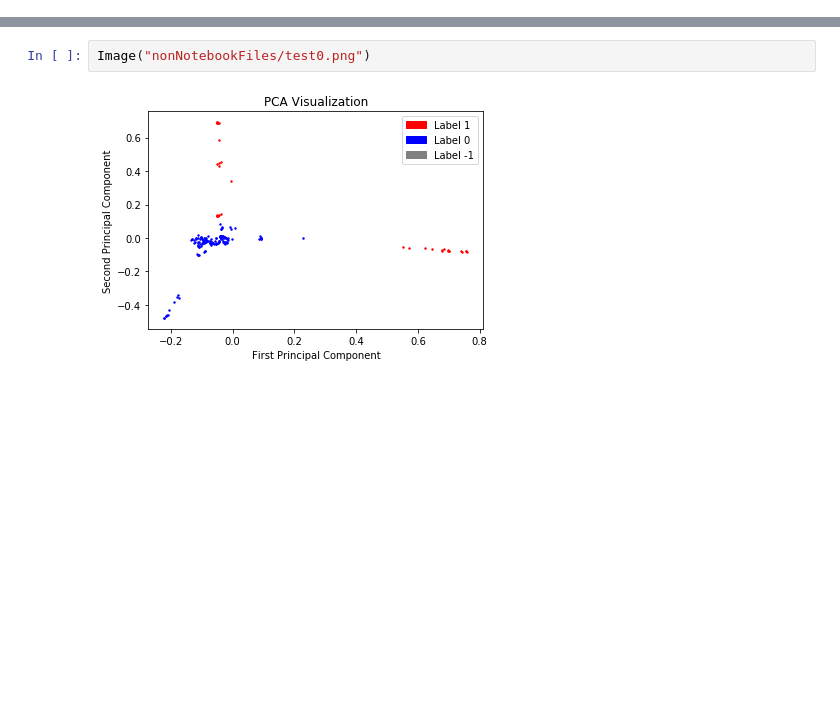
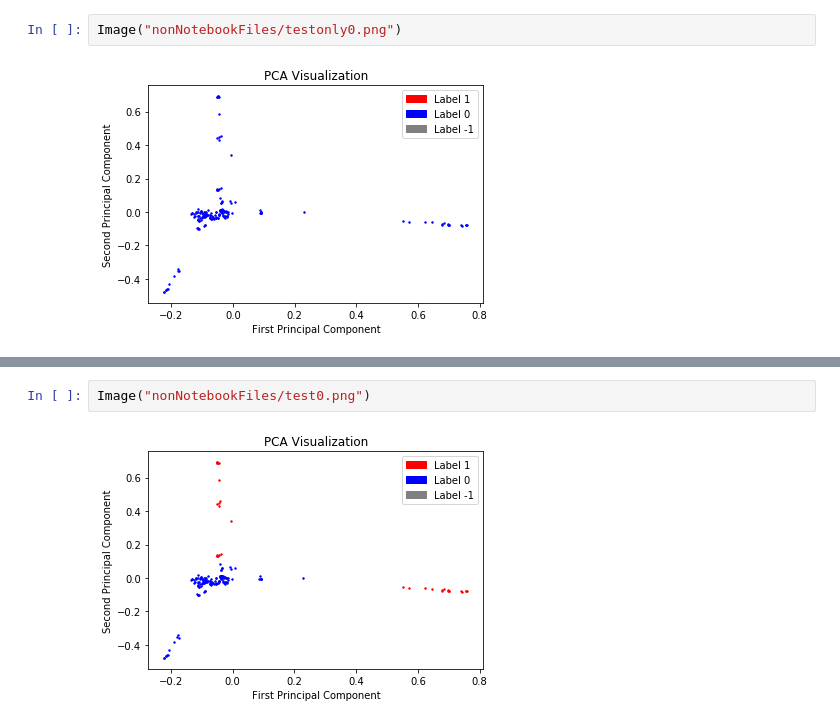
Before and after one commit to solislemuslab/mycovirus-ml, a Jupyter notebook: scripts/lukeSelberg/Fall2020/websiteScripts.ipynb, the cells around one changed output, grey strips where cells are left out. Drawn from its saved outputs; the diff is of its cells as text; blank space fills up the shorter version.

```diff
--- a/scripts/lukeSelberg/Fall2020/websiteScripts.ipynb
+++ b/scripts/lukeSelberg/Fall2020/websiteScripts.ipynb
@@ -137,0 +182,4 @@ y_hat50, kmer50 = kmeans_semiSupervised(flu_data, 6, 7, 50, flu50_labels)
+# %%
+Image("nonNotebookFiles/testonly0.png")
+# %% [output]
+[figure, added]
```
Also changed, not shown: parts of 12 cells of this notebook, 4 other files.
